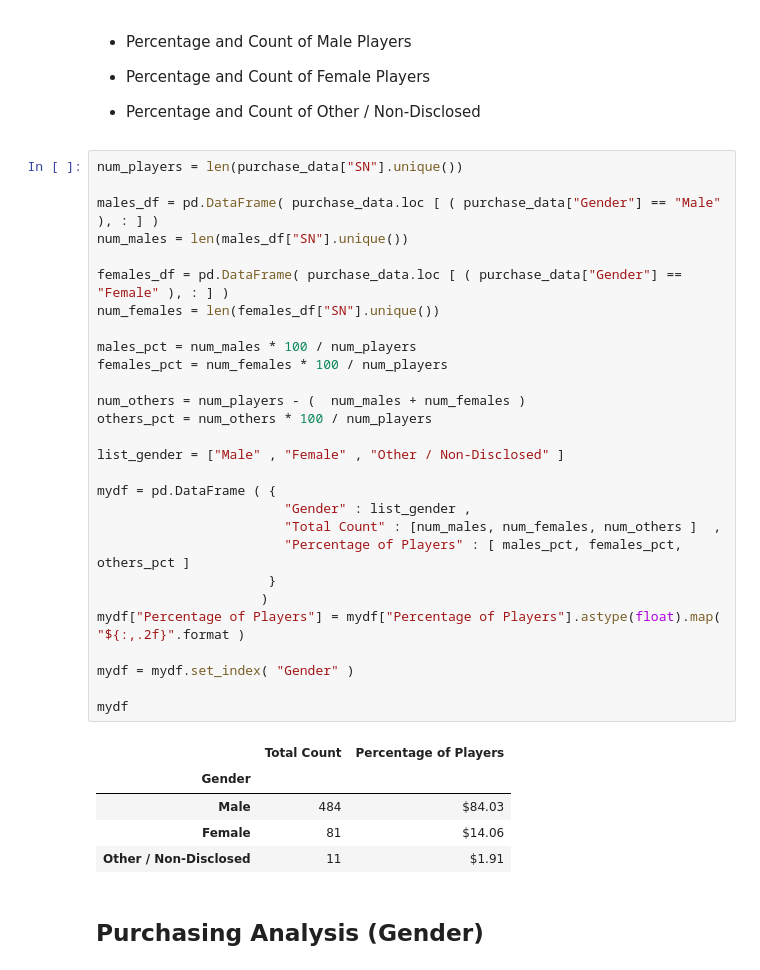
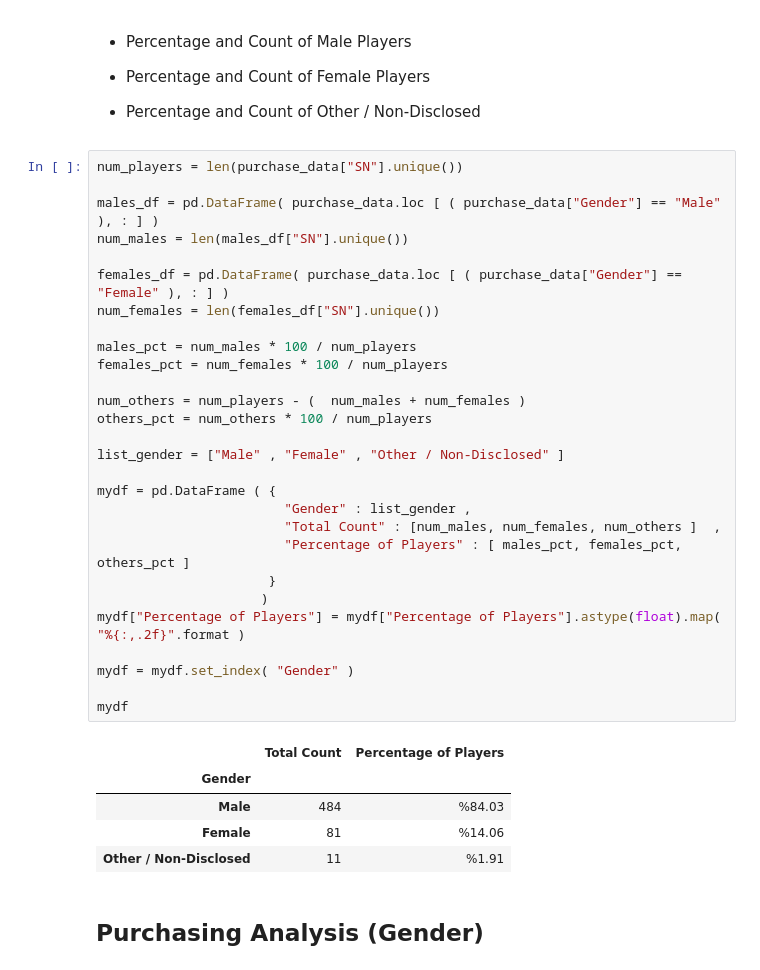
Before and after one commit to renju-zacharia/pandas, a Jupyter notebook: HeroesOfPymoli/HeroesOfPymoli.ipynb, the cells around one changed output. Cells and saved outputs as stored; diff of their text form.

```diff
--- a/HeroesOfPymoli/HeroesOfPymoli.ipynb
+++ b/HeroesOfPymoli/HeroesOfPymoli.ipynb
@@ -86,37 +97,37 @@ pur_df
 # %%
 num_players = len(purchase_data["SN"].unique())
 
 males_df = pd.DataFrame( purchase_data.loc [ ( purchase_data["Gender"] == "Male" ), : ] )
 num_males = len(males_df["SN"].unique())
 
 females_df = pd.DataFrame( purchase_data.loc [ ( purchase_data["Gender"] == "Female" ), : ] )
 num_females = len(females_df["SN"].unique())
 
 males_pct = num_males * 100 / num_players
 females_pct = num_females * 100 / num_players
 
 num_others = num_players - (  num_males + num_females )
 others_pct = num_others * 100 / num_players
 
 list_gender = ["Male" , "Female" , "Other / Non-Disclosed" ]
 
 mydf = pd.DataFrame ( {
                         "Gender" : list_gender ,
                         "Total Count" : [num_males, num_females, num_others ]  ,
                         "Percentage of Players" : [ males_pct, females_pct, others_pct ]
                       }
                      )
-mydf["Percentage of Players"] = mydf["Percentage of Players"].astype(float).map( "${:,.2f}".format )
+mydf["Percentage of Players"] = mydf["Percentage of Players"].astype(float).map( "%{:,.2f}".format )
 
 mydf = mydf.set_index( "Gender" )
 
 mydf
 # %% [output]
 |  | Total Count | Percentage of Players |
 | Gender |  |  |
-| Male | 484 | $84.03 |
-| Female | 81 | $14.06 |
-| Other / Non-Disclosed | 11 | $1.91 |
+| Male | 484 | %84.03 |
+| Female | 81 | %14.06 |
+| Other / Non-Disclosed | 11 | %1.91 |
 # %% [markdown]
 
 ## Purchasing Analysis (Gender)
```
Also changed, not shown: parts of 8 cells of this notebook.
